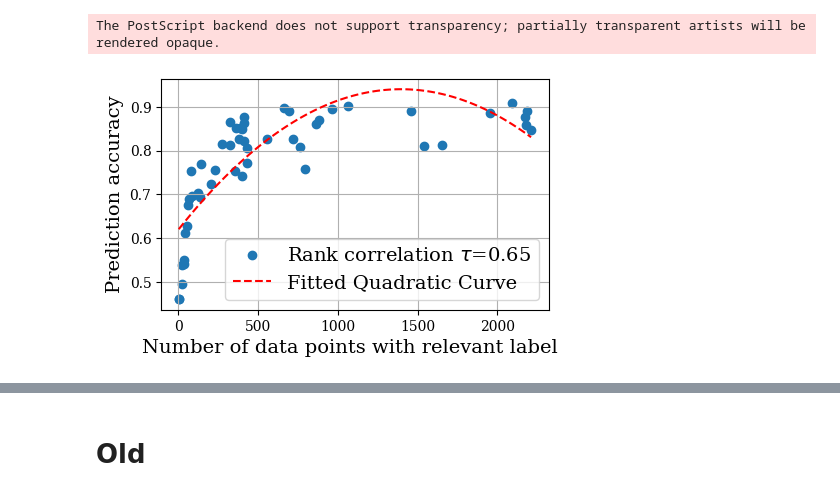
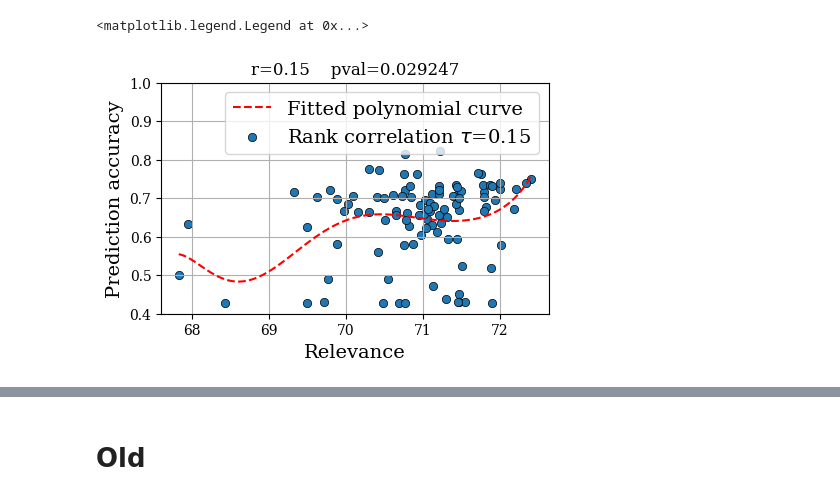
Before and after one commit to clu5/data-valuation, a Jupyter notebook: nbs/4-Utility-Experiments.ipynb, the cells around one changed output, grey strips where cells are left out. Cells and saved outputs as stored; diff of their text form; code cells hidden in the pictures.

```diff
--- a/4-Utility-Experiments.ipynb
+++ b/nbs/4-Utility-Experiments.ipynb
@@ -97,7 +99,8 @@ sev_classes = {
     "pathmnist": [8, 7],
     "dermamnist": [4, 1, 0],
     "bloodmnist": [6, 4],
-    "breastmnist": [0, 1],
+    "chestmnist": [6, 7],
+    "breastmnist": [0],
     "tissuemnist": [2, 3],
     "retinamnist": [4, 3],
     "organamnist": [0, 9],
@@ -115,14 +119,14 @@ BLOODMNIST ['neutrophil', 'lymphocyte']
 TISSUEMNIST ['Glomerular endothelial cells', 'Interstitial endothelial cells']
 ORGANAMNIST ['bladder', 'pancreas']
 # %%
+# d = "bloodmnist"
+# d = "dermamnist"
+# d = 'retinamnist'
+# d = 'breastmnist'
 d = "pathmnist"
-d = "bloodmnist"
-d = "dermamnist"
-d = 'retinamnist'
-# d = 'breastmnist'
+# d = 'chestmnist'
 # d = 'tissuemnist'
-d = 'tissuemnist'
-d = 'organamnist'
+# d = 'organamnist'
 x = clean_med[d]["embeddings"].float()
 y = clean_med[d]["labels"]
 # x = noise_med[d]['embeddings']
@@ -145,6 +149,9 @@ y_test = y[-1000:]
 
 classes = medmnist.INFO[d]["label"]
 num_classes = len(classes)
-class_bincount = torch.bincount(y.flatten())
+if d == 'chestmnist':
+    class_bincount = y.sum(0)
+else:
+    class_bincount = torch.bincount(y.flatten())
 pprint(classes)
 # %% [output]
@@ -291,47 +330,50 @@ torch.Size([24206, 512]) torch.Size([10375, 512])
 # %%
 _x = [v["l2"] for v in vs]
 _x = [v["cosine"] for v in vs]
 _x = [v["relevance"] for v in vs]
-
 _x = [v["dispersion"] for v in vs]
 _x = [v["volume"] for v in vs]
-_x = [v["vendi"] for v in vs]
-# _y = us
-
-_x = num_corr_class
+# _x = [v["vendi"] for v in vs]
+# _x = num_corr_class
 _y = us
 
-plt.figure(figsize=(5, 3))
-plt.scatter(
-    _x, _y,
-    label = fr"Rank correlation $\tau$={round(r.statistic, 2)}",
-)
-
 # Fit the polynomial (degree 2)
-coefficients = np.polyfit(_x, _y, 2)
+coefficients = np.polyfit(_x, _y, 10)
 
 # Create a polynomial function with the fitted coefficients
 polynomial = np.poly1d(coefficients)
 
 # Generate x values for plotting the polynomial fit
 x_fit = np.linspace(min(_x), max(_x), 100)
 y_fit = polynomial(x_fit)
 
-# Plotting
-plt.plot(x_fit, y_fit, color='red', label='Fitted Quadratic Curve', ls='--')
-
 r = pearsonr(_x, _y)
 r = kendalltau(_x, _y)
-# plt.title(f"r={round(r.statistic, 2)}    pval={round(r.pvalue, 5)}")
+
+# Plotting
+plt.figure(figsize=(5, 3))
+plt.plot(x_fit, y_fit, color='red', label='Fitted polynomial curve', ls='--')
+
+plt.scatter(
+    _x, _y,
+    label = fr"Rank correlation $\tau$={round(r.statistic, 2)}",
+    edgecolors='k',
+    lw=0.5,
+)
+
+plt.title(f"r={round(r.statistic, 2)}    pval={round(r.pvalue, 6)}")
 # plt.title(fr"$\tau$={round(r.statistic, 2)}", fontsize=14)
 plt.grid()
-plt.xlabel('Number of data points with relevant labels', fontsize=14)
+# plt.xlabel('Data measurement', fontsize=14)
+plt.xlabel('Relevance', fontsize=14)
+# plt.xlabel('Number of data points with relevant labels', fontsize=14)
 plt.ylabel('Prediction accuracy', fontsize=14)
+plt.ylim(0.4, 1)
 plt.legend(fontsize=14)
-plt.savefig(fig_dir / "correlation.eps", bbox_inches='tight')
+# plt.savefig(fig_dir / "correlation.eps", bbox_inches='tight')
 # %% [output]
-The PostScript backend does not support transparency; partially transparent artists will be rendered opaque.
+<matplotlib.legend.Legend at 0x...>
-[figure, old version]
+[figure, new version]
 # %%
 def baseline_valuation(
     x_train,
```
Also changed, not shown: parts of 8 cells of this notebook, 21 other files.
